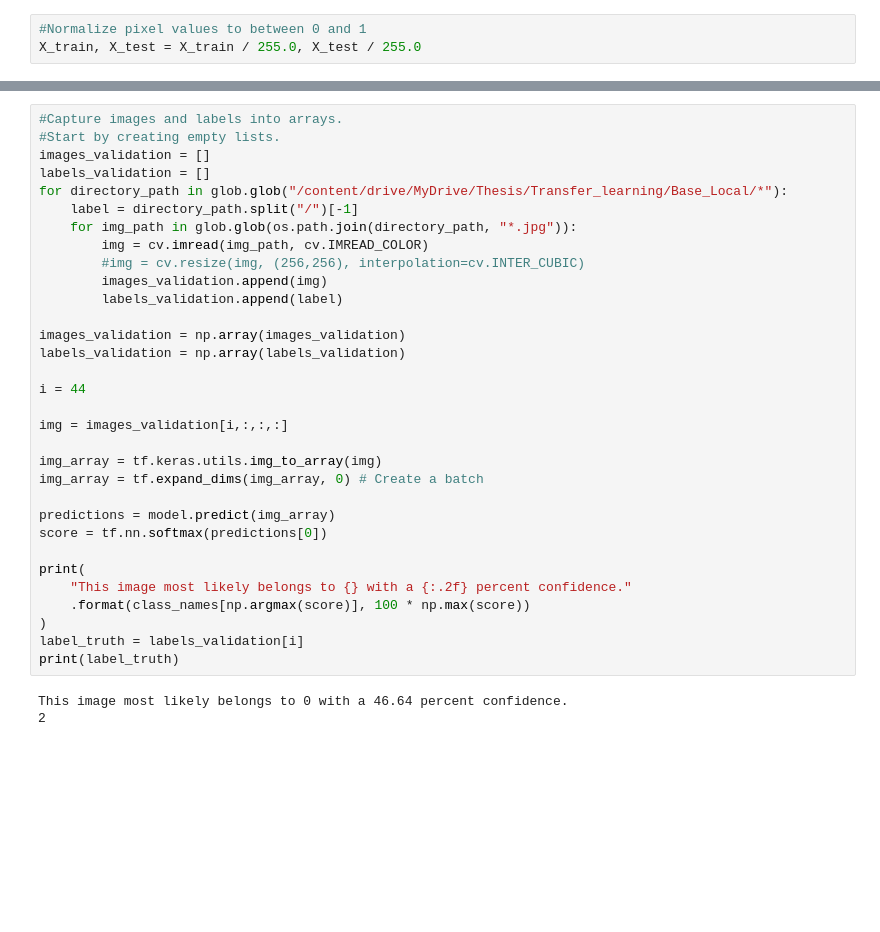
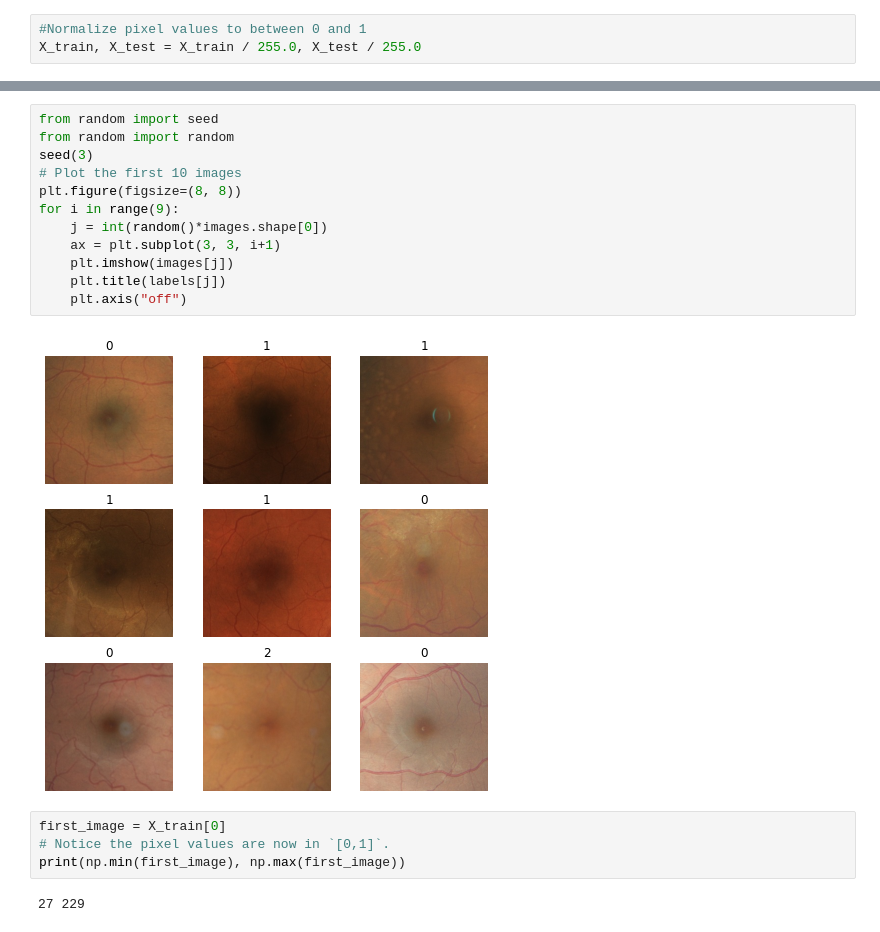
Before and after one commit to Ecruzesp/Thesis, a Jupyter notebook: CNN_image_classification.ipynb, the cells around one changed output, grey strips where cells are left out. Cells and saved outputs as stored; diff of their text form; blank space fills up the shorter version.

```diff
--- a/CNN_image_classification.ipynb
+++ b/CNN_image_classification.ipynb
@@ -343,35 +73,20 @@ NameError: ignored
-# %%
-#Capture images and labels into arrays.
-#Start by creating empty lists.
-images_validation = []
-labels_validation = []
-for directory_path in glob.glob("/content/drive/MyDrive/Thesis/Transfer_learning/Base_Local/*"):
-    label = directory_path.split("/")[-1]
-    for img_path in glob.glob(os.path.join(directory_path, "*.jpg")):
-        img = cv.imread(img_path, cv.IMREAD_COLOR)
-        #img = cv.resize(img, (256,256), interpolation=cv.INTER_CUBIC)
-        images_validation.append(img)
-        labels_validation.append(label)
-
-images_validation = np.array(images_validation)
-labels_validation = np.array(labels_validation)
-
-i = 44
-
-img = images_validation[i,:,:,:]
-
-img_array = tf.keras.utils.img_to_array(img)
-img_array = tf.expand_dims(img_array, 0) # Create a batch
-
-predictions = model.predict(img_array)
-score = tf.nn.softmax(predictions[0])
-
-print(
-    "This image most likely belongs to {} with a {:.2f} percent confidence."
-    .format(class_names[np.argmax(score)], 100 * np.max(score))
-)
-label_truth = labels_validation[i]
-print(label_truth)
-# %% [output]
-This image most likely belongs to 0 with a 46.64 percent confidence.
-2
+# %%
+from random import seed
+from random import random
+seed(3)
+# Plot the first 10 images
+plt.figure(figsize=(8, 8))
+for i in range(9):
+    j = int(random()*images.shape[0])
+    ax = plt.subplot(3, 3, i+1)
+    plt.imshow(images[j])
+    plt.title(labels[j])
+    plt.axis("off")
+# %% [output]
+[figure, added]
+# %%
+first_image = X_train[0]
+# Notice the pixel values are now in `[0,1]`.
+print(np.min(first_image), np.max(first_image))
+# %% [output]
+27 229
```
Also changed, not shown: parts of 47 cells of this notebook.
